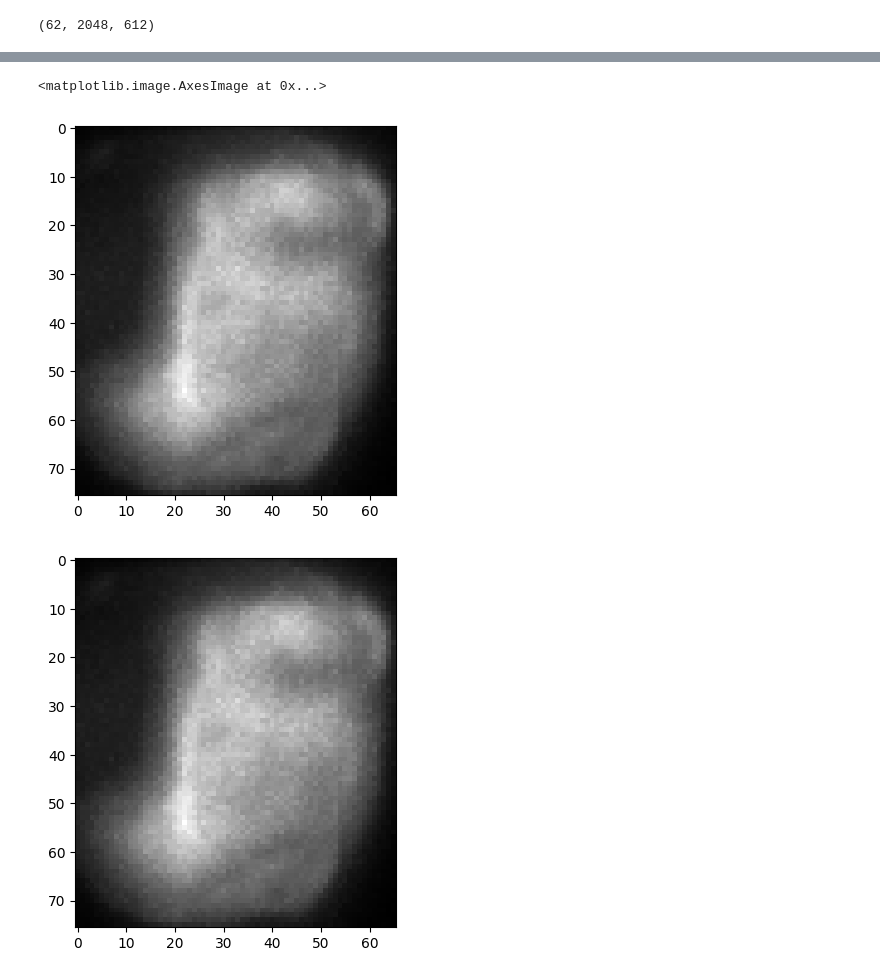
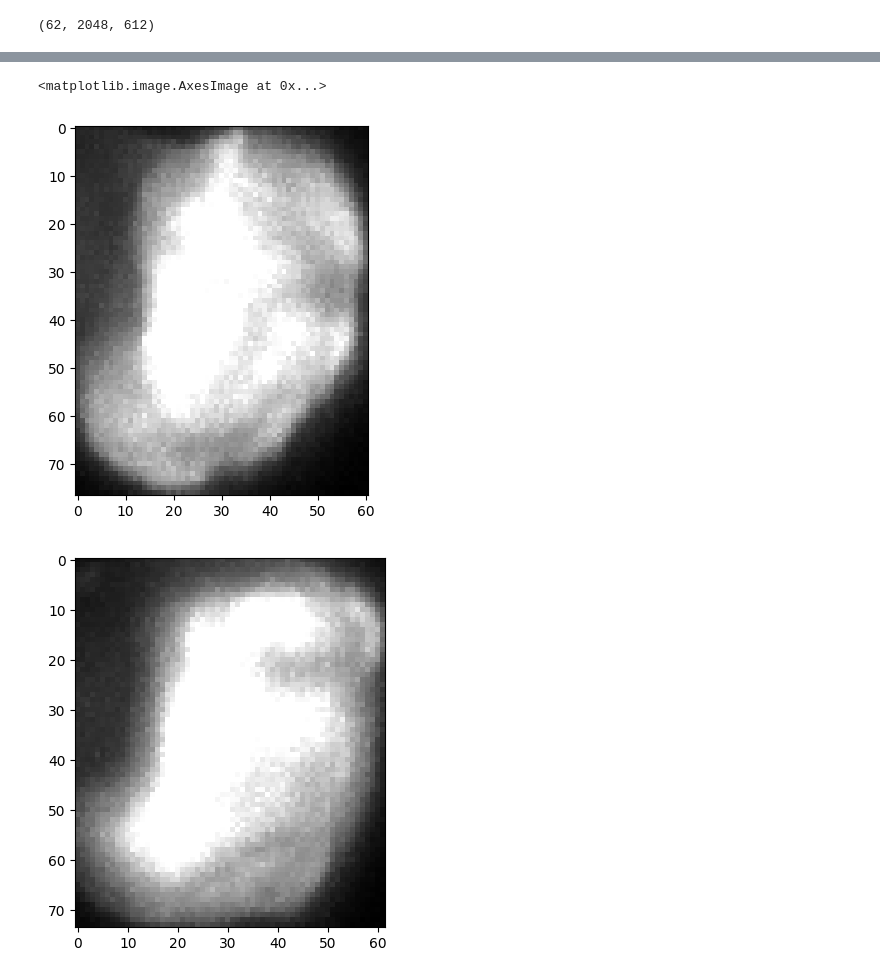
Before and after one commit to SammyAgrawal/ActinMotionPrediction, a Jupyter notebook: torch_datasets/example_use.ipynb, the cells around one changed output, grey strips where cells are left out. Drawn from its saved outputs; the diff is of its cells as text; code cells hidden in the pictures.

```diff
--- a/torch_datasets/example_use.ipynb
+++ b/torch_datasets/example_use.ipynb
@@ -13,7 +13,7 @@ skimage.__version__
 # %%
 folder = "/mnt/datadisk/FactinMIP"
 # %%
-dataset = czi.CZIDataset(folder=folder,twod_vid_channel=0)
+dataset = czi.CZIDataset(folder=folder,twod_vid_channel=0,transform = czi.Transforms2D.scale_img)
 MIP_video, shape, dims = dataset[0]
 print(MIP_video.shape)
 # %% [output]
@@ -74,5 +59,5 @@ plt.show()
 # %%
-bounding_boxes,cells_per_frame = czi.Transforms2D.bounding_boxes(MIP_video,thresh_calc='all-frames')
+bounding_boxes,cells_per_frame = czi.Transforms2D.bounding_boxes(MIP_video,thresh_calc='first-frames')
 # %%
 plt.figure()
 plt.plot(range(len(cells_per_frame)), cells_per_frame)
@@ -85,16 +70,16 @@ plt.show()
 # %%
 plt.figure()
-plt.imshow(bounding_boxes[30][0],cmap='gray')
+plt.imshow(bounding_boxes[0][0],cmap='gray')
 
 plt.figure()
 plt.imshow(bounding_boxes[30][0],cmap='gray')
 
 plt.figure()
 plt.imshow(bounding_boxes[40][0],cmap='gray')
 
 plt.figure()
 plt.imshow(bounding_boxes[60][0],cmap='gray')
 # %% [output]
 <matplotlib.image.AxesImage at 0x...>
-[figure, old version]
+[figure, new version]
-[figure, old version]
+[figure, new version]
```
Also changed, not shown: parts of 5 cells of this notebook, 1 other file.
